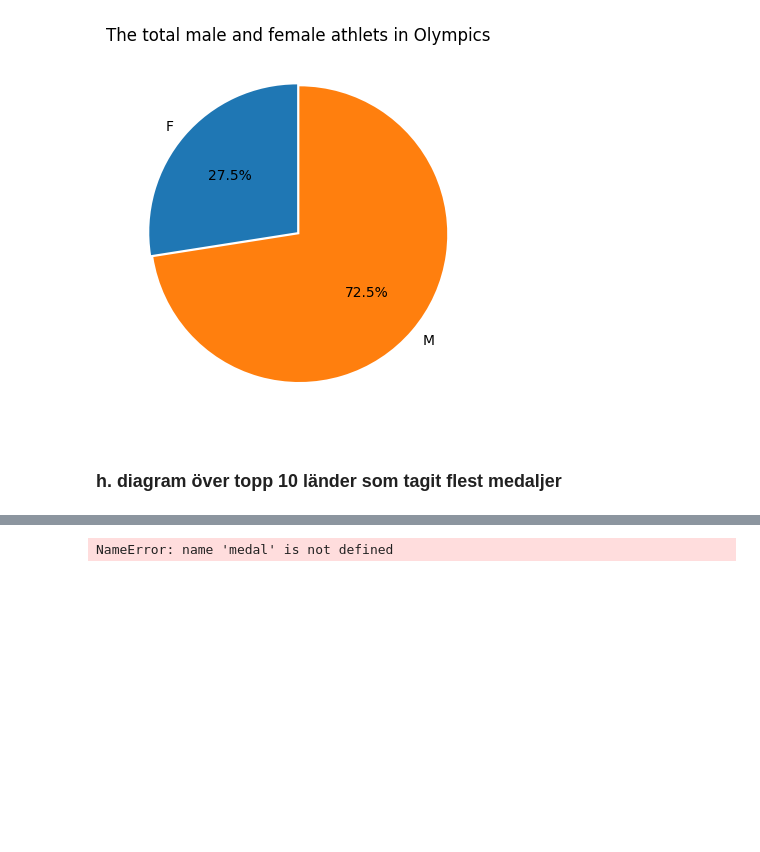
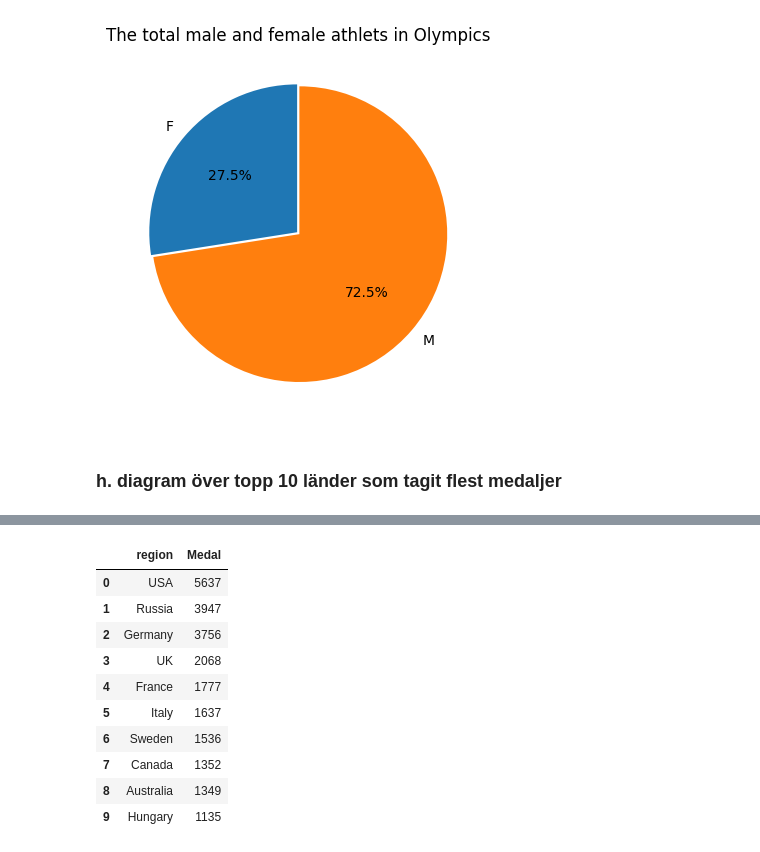
Before and after one commit to wlinds/ITHS-Projekt-OS, a Jupyter notebook: Project/Uppgift 0.ipynb, the cells around one changed output, grey strips where cells are left out. Cells and saved outputs as stored; diff of their text form; code cells hidden in the pictures; blank space fills up the shorter version.

```diff
--- a/Project/Uppgift 0.ipynb
+++ b/Project/Uppgift 0.ipynb
@@ -228,5 +234,15 @@ Text(0.5, 1.0, 'The total male and female athlets in Olympics')
 # %%
-medals = medal.groupby("region")["Medal"].value_counts().sort_values(ascending=False).head(10)
-medals
+df_medal = df_merge.groupby("region")[["Medal"]].count().sort_values(by = "Medal",ascending= False).head(10).reset_index()
+df_medal
 # %% [output]
-NameError: name 'medal' is not defined
+|  | region | Medal |
+| 0 | USA | 5637 |
+| 1 | Russia | 3947 |
+| 2 | Germany | 3756 |
+| 3 | UK | 2068 |
+| 4 | France | 1777 |
+| 5 | Italy | 1637 |
+| 6 | Sweden | 1536 |
+| 7 | Canada | 1352 |
+| 8 | Australia | 1349 |
+| 9 | Hungary | 1135 |
```
Also changed, not shown: parts of 7 cells of this notebook.
